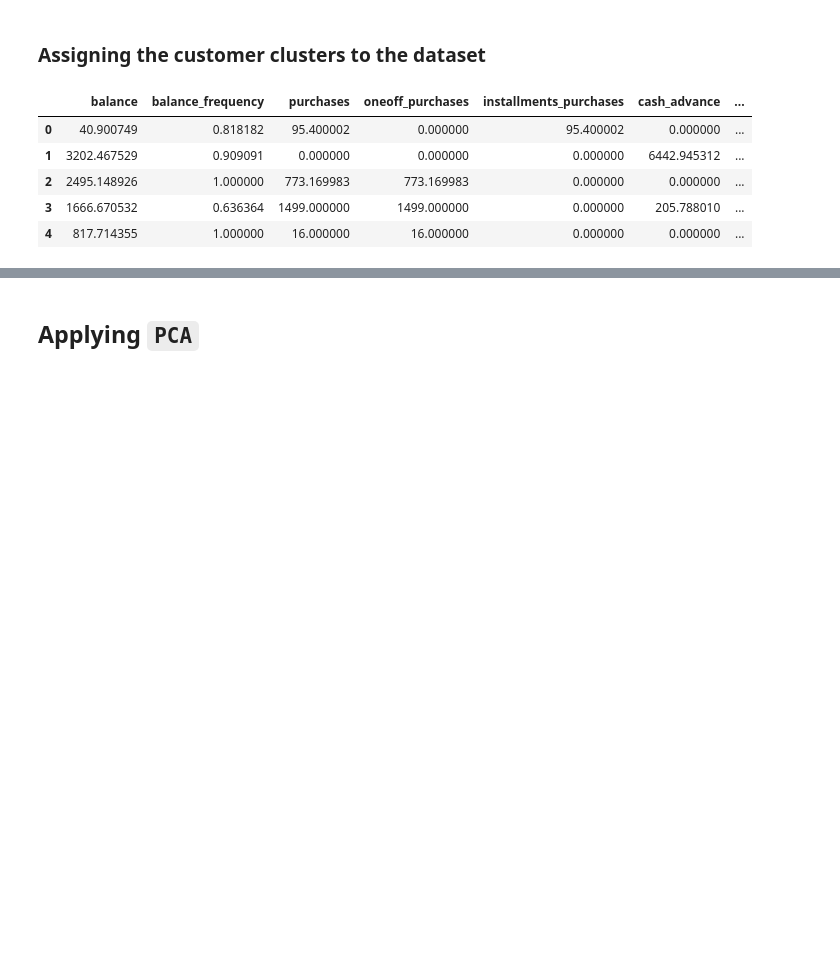
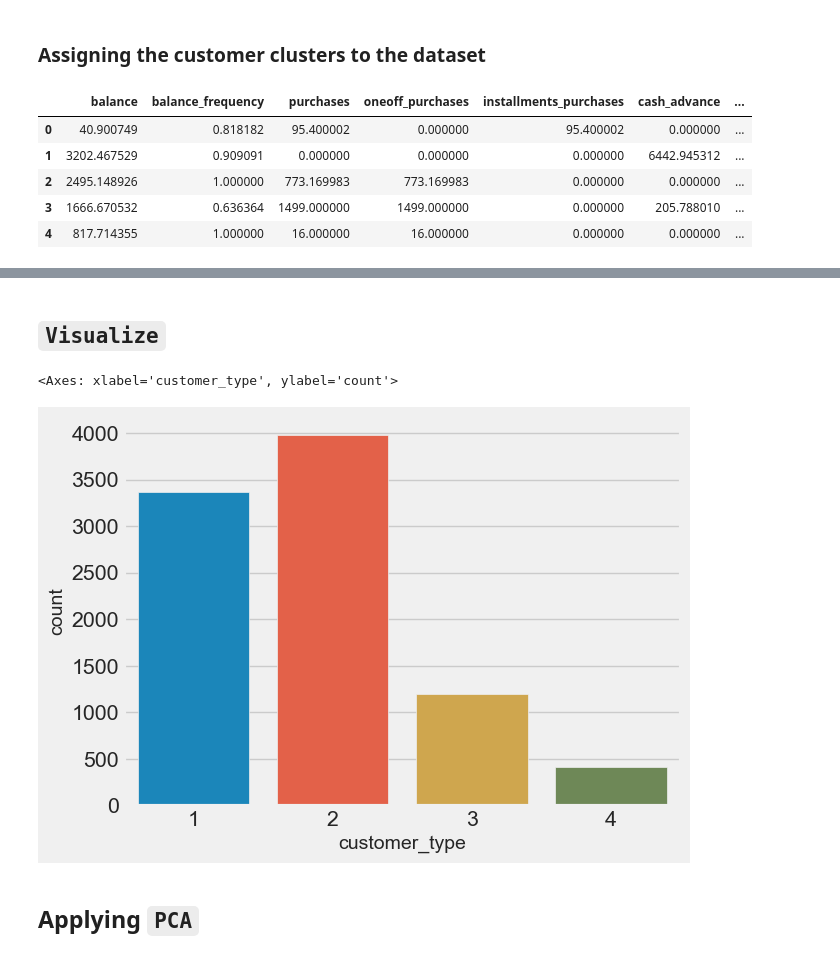
Before and after one commit to Mainakcris7/customer-segmentation, a Jupyter notebook: credit_card_customer_segment.ipynb, the cells around one changed output, grey strips where cells are left out. Saved outputs shown, nothing was run; the diff lists cells and outputs as text; code cells hidden in the pictures; blank space fills up the shorter version.

```diff
--- a/credit_card_customer_segment.ipynb
+++ b/credit_card_customer_segment.ipynb
@@ -269,3 +301,10 @@ data.head()
+# %% [markdown]
+## `Visualize`
+# %%
+sns.countplot(x = "customer_type", data = data)
+# %% [output]
+<Axes: xlabel='customer_type', ylabel='count'>
+[figure, added]
 # %% [markdown]
 ## Applying `PCA`
 # %%
```
Also changed, not shown: parts of 10 cells of this notebook.
